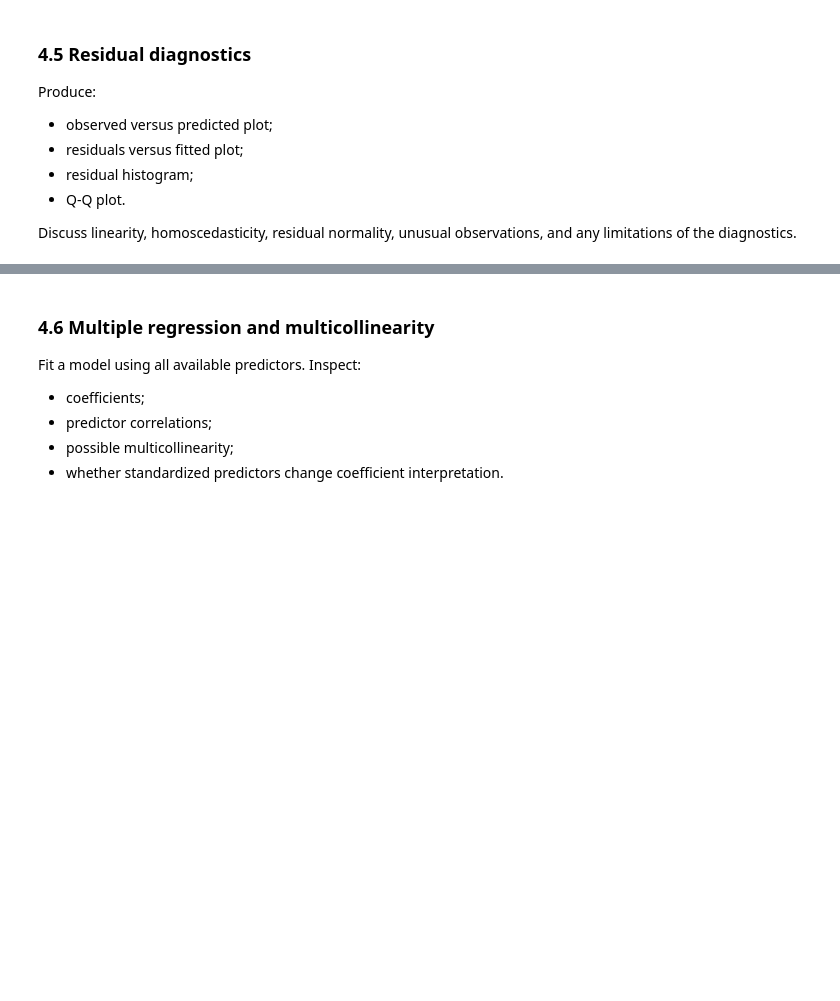
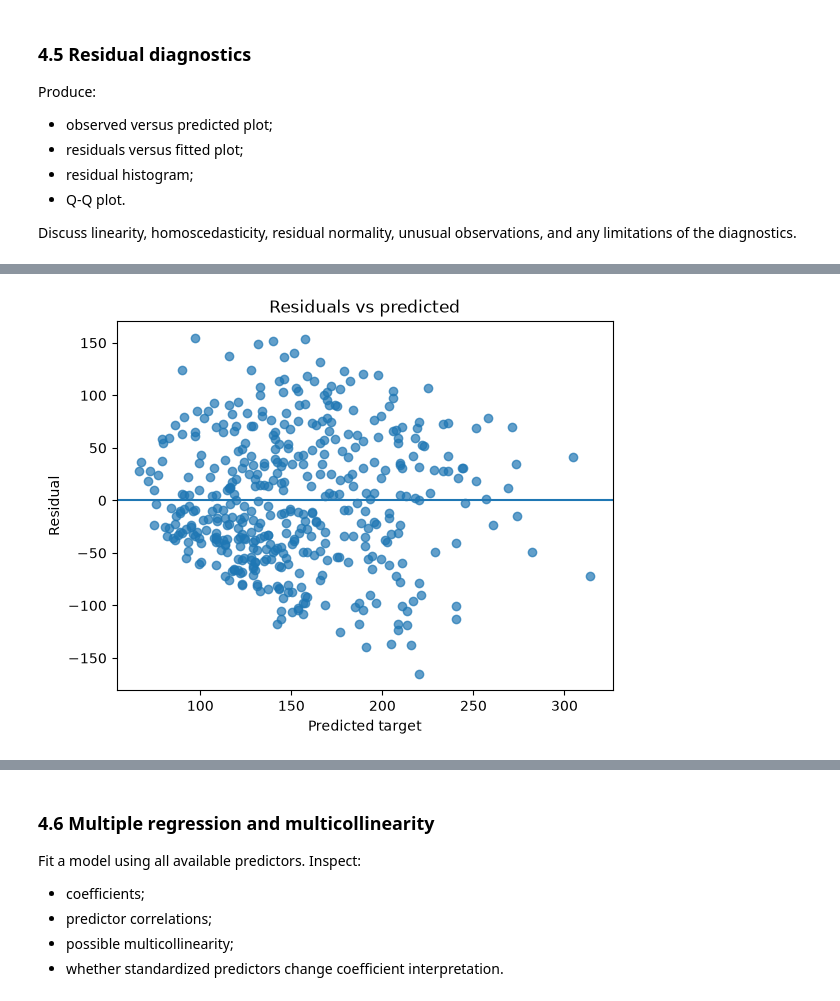
Before and after one commit to ALEGATOR1209/KSE_ML_for_bioinformatics, a Jupyter notebook: practicals/week2/REPORT_TEMPLATE.ipynb, the cells around one changed output, grey strips where cells are left out. Saved outputs shown, nothing was run; the diff lists cells and outputs as text; code cells hidden in the pictures; blank space fills up the shorter version.

```diff
--- a/practicals/week2/REPORT_TEMPLATE.ipynb
+++ b/practicals/week2/REPORT_TEMPLATE.ipynb
@@ -304,0 +320,9 @@ Discuss linearity, homoscedasticity, residual normality, unusual observations, a
+# %%
+residuals = y.to_numpy() - y_hat
+
+residual_df = pd.DataFrame({
+    "observed": y.to_numpy(),
+    "predicted": y_hat,
+    "residual": residuals})
+
+residual_df.head()
@@ -304,0 +336,13 @@ Discuss linearity, homoscedasticity, residual normality, unusual observations, a
+# %%
+plt.scatter(
+    residual_df["predicted"],
+    residual_df["residual"],
+    alpha=0.7)
+
+plt.axhline(0)
+plt.xlabel("Predicted target")
+plt.ylabel("Residual")
+plt.title("Residuals vs predicted")
+plt.show()
+# %% [output]
+[figure, added]
```
Also changed, not shown: parts of 5 cells of this notebook.
